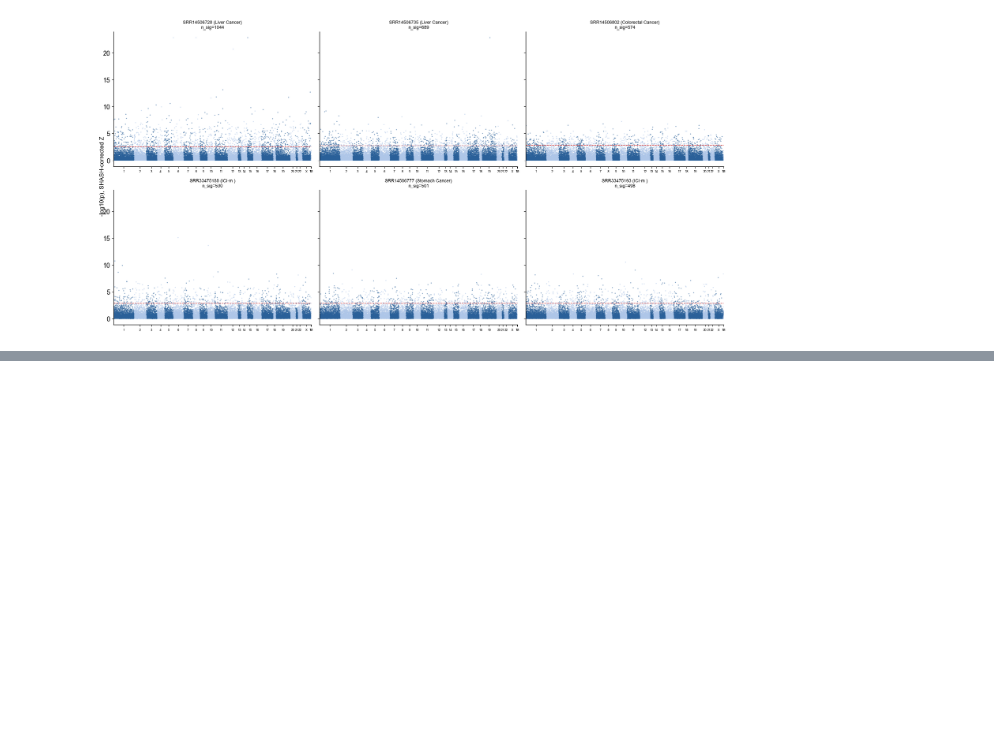
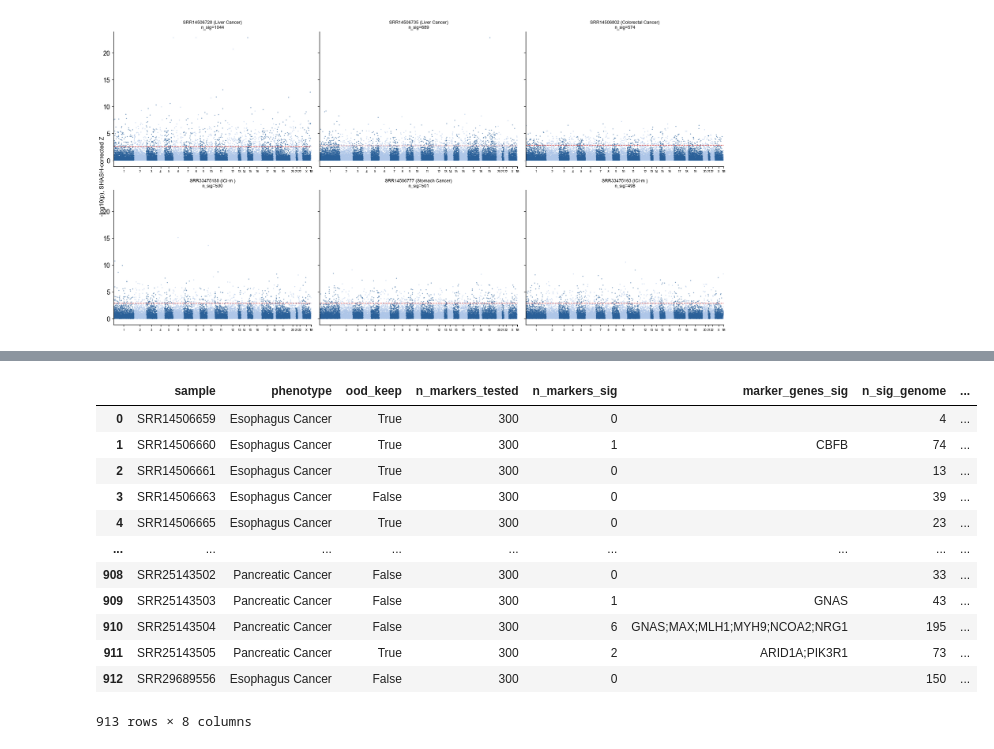
Before and after one commit to jmj3078/cfRNA_Disentaglement, a Jupyter notebook: MixedEffectsModeling/3_disease_scoring.ipynb, the cells around one changed output, grey strips where cells are left out. Saved outputs shown, nothing was run; the diff lists cells and outputs as text; code cells hidden in the pictures; blank space fills up the shorter version.

```diff
--- a/MixedEffectsModeling/3_disease_scoring.ipynb
+++ b/MixedEffectsModeling/3_disease_scoring.ipynb
@@ -278,0 +359,16 @@ fig.savefig(ZDIR / 'manhattan_top_samples.png', bbox_inches='tight')
+# %%
+marker_df
+# %% [output]
+|  | sample | phenotype | ood_keep | n_markers_tested | n_markers_sig | marker_genes_sig | n_sig_genome | ... |
+| 0 | SRR14506659 | Esophagus Cancer | True | 300 | 0 |  | 4 | ... |
+| 1 | SRR14506660 | Esophagus Cancer | True | 300 | 1 | CBFB | 74 | ... |
+| 2 | SRR14506661 | Esophagus Cancer | True | 300 | 0 |  | 13 | ... |
+| 3 | SRR14506663 | Esophagus Cancer | False | 300 | 0 |  | 39 | ... |
+| 4 | SRR14506665 | Esophagus Cancer | True | 300 | 0 |  | 23 | ... |
+| ... | ... | ... | ... | ... | ... | ... | ... | ... |
+| 908 | SRR25143502 | Pancreatic Cancer | False | 300 | 0 |  | 33 | ... |
+| 909 | SRR25143503 | Pancreatic Cancer | False | 300 | 1 | GNAS | 43 | ... |
+| 910 | SRR25143504 | Pancreatic Cancer | False | 300 | 6 | GNAS;MAX;MLH1;MYH9;NCOA2;NRG1 | 195 | ... |
+| 911 | SRR25143505 | Pancreatic Cancer | True | 300 | 2 | ARID1A;PIK3R1 | 73 | ... |
+| 912 | SRR29689556 | Esophagus Cancer | False | 300 | 0 |  | 150 | ... |
+913 rows × 8 columns
```
Also changed, not shown: parts of 2 cells of this notebook, 7 other files.
